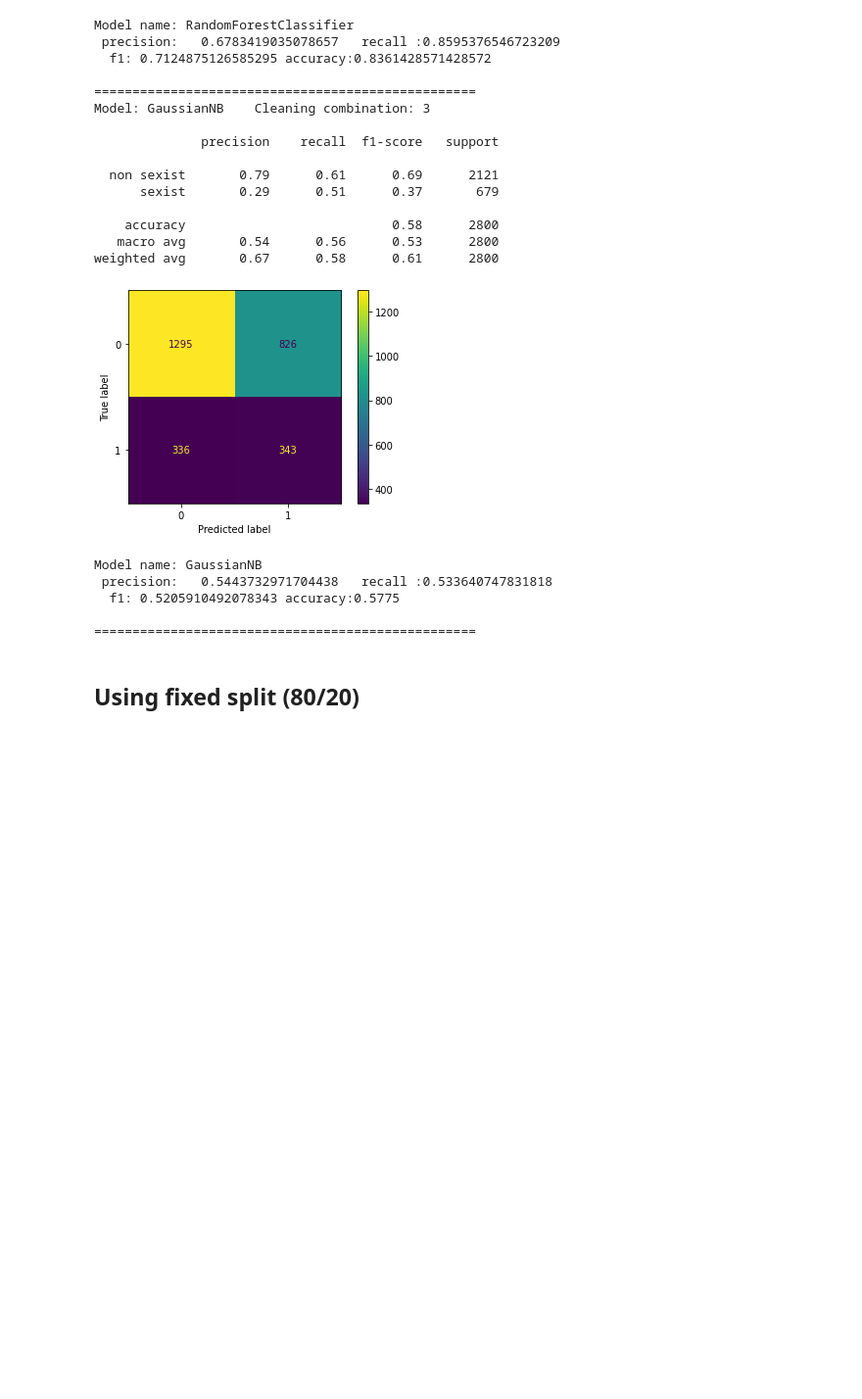
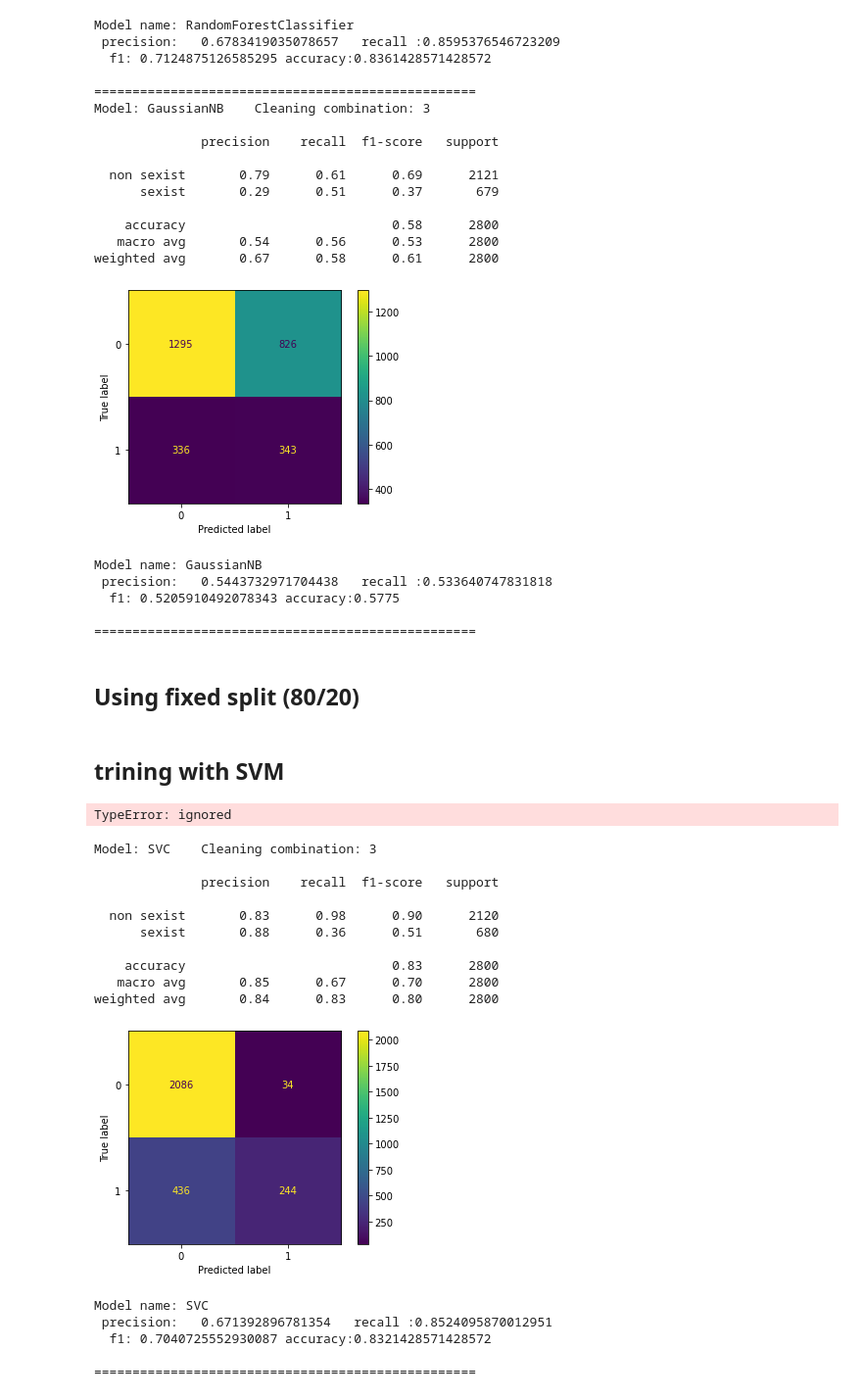
Before and after one commit to bnanik/Shared_Task_SemEval2023, a Jupyter notebook: SVM_Final_ReadyToSubmit.ipynb, the cells around one changed output. Shown: that part at 98% size. Cells and saved outputs as stored; diff of their text form; code cells hidden in the pictures; blank space fills up the shorter version.

```diff
--- a/SVM_Final_ReadyToSubmit.ipynb
+++ b/SVM_Final_ReadyToSubmit.ipynb
@@ -561,7 +556,7 @@ def preprocessing(dff,cleaning_step=0):
     Encoder = LabelEncoder()
     XX = dff['text']
     yy = Encoder.fit_transform(dff['label'])
-    return XX,yy
+    return XX,yy,Encoder
 
 def preprocessing_test(dff_test,cleaning_step=0):
     if cleaning_step==0:
@@ -579,10 +574,7 @@ def preprocessing_test(dff_test,cleaning_step=0):
 
     dff_test = dff_test.filter(["id", "cleaned_text"])
     dff_test.columns = ['id', 'text']
-    global Encoder
-    Encoder = LabelEncoder()
-    XX_test = dff_test['text']
-    #yy = Encoder.fit_transform(dff_test['label'])
+    XX_test =dff_test# dff_test['text']
     return XX_test
 # %% [markdown]
 ### Training
@@ -783,20 +775,23 @@ Model name: GaussianNB
 ==================================================
 # %% [markdown]
 ## Using fixed split (80/20)
+# %% [markdown]
+## trining with SVM
 # %%
 # Main method that executes training and testing
 from sklearn.model_selection import train_test_split
-def evaluate2(step, dX,dY):
-  k=5
-  skf = model_selection.StratifiedKFold(n_splits=k, shuffle=True, random_state=11)  # 20% for dev set in each fold
+def train(step, dX,dY):
   # using TF-IDF vectorizer, uni-gram and bi-gram settings
   Tfidf_vect = TfidfVectorizer(max_features=10000,ngram_range=(1,2))
-  Tfidf_vect.fit(X)
+  dd=pd.concat([dX,df_test])
+  Tfidf_vect.fit(dX)
+  dX= Tfidf_vect.transform(dX)
   lrClassifier = LogisticRegression( multi_class='ovr')# multi-class=ovr -> for binary classification
   svmClassifier=svm.SVC(C=1.0, kernel='linear', degree=3, gamma='auto')
   rfClassifier=RandomForestClassifier()
   nbClassifier = GaussianNB()
-  models=[lrClassifier,svmClassifier,rfClassifier,nbClassifier]
+  #models=[lrClassifier,svmClassifier,rfClassifier,nbClassifier]
+  models=[svmClassifier]
   X_train_fold,X_test_fold,y_train_fold, y_test_fold=train_test_split(dX,dY,test_size=0.2,stratify=dY)
   for model in models:
     accu_skf = []
@@ -830,3 +825,36 @@ def evaluate2(step, dX,dY):
 
     print('Model name: {} \n precision:   {}   recall :{} \n  f1: {} accuracy:{}  \n '.format(type(model).__name__,statistics.mean(precision_skf),statistics.mean(recall_skf), statistics.mean(f1_skf), statistics.mean(accu_skf)))
     print('='*50)
+    return model,Tfidf_vect
+# %%
+warnings.filterwarnings('ignore')
+step=3
+# preprocessing
+X,y,le=preprocessing(df,step)
+X_test=preprocessing_test(df_test,step)
+# %%
+X=pd.concat([X,X_test])
+X
+# %% [output]
+TypeError: ignored
+# %%
+# training and return the model
+
+model,vectorizer=train(step,X,y)
+# %% [output]
+Model: SVC    Cleaning combination: 3
+
+              precision    recall  f1-score   support
+
+  non sexist       0.83      0.98      0.90      2120
+      sexist       0.88      0.36      0.51       680
+
+    accuracy                           0.83      2800
+   macro avg       0.85      0.67      0.70      2800
+weighted avg       0.84      0.83      0.80      2800
+[figure, added]
+Model name: SVC
+ precision:   0.671392896781354   recall :0.8524095870012951
+  f1: 0.7040725552930087 accuracy:0.8321428571428572
+
+==================================================
```
Also changed, not shown: parts of 11 cells of this notebook.
